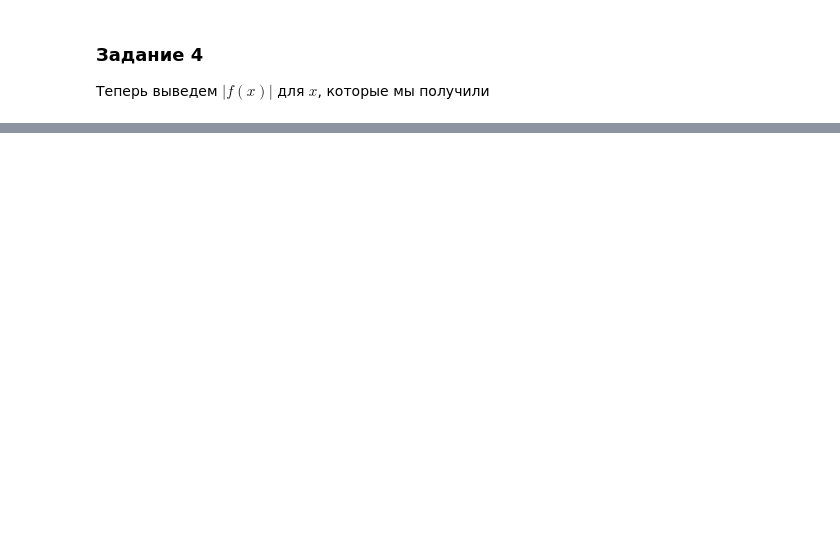
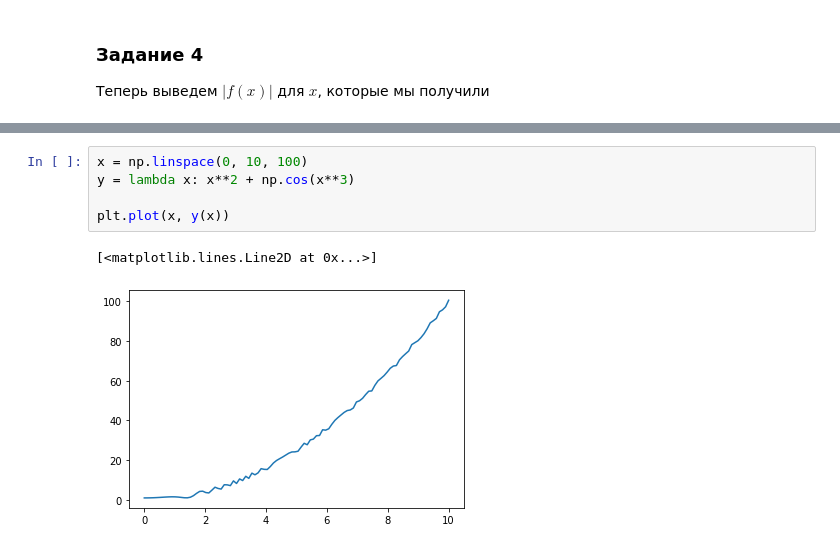
Before and after one commit to AlexeyKozlovsky/ComputationalMathematics, a Jupyter notebook: Seminars/CM_1.ipynb, the cells around one changed output, grey strips where cells are left out. Drawn from its saved outputs; the diff is of its cells as text; blank space fills up the shorter version.

```diff
--- a/Seminars/CM_1.ipynb
+++ b/Seminars/CM_1.ipynb
@@ -184,0 +202,8 @@ display(Markdown(rf"""
+# %%
+x = np.linspace(0, 10, 100)
+y = lambda x: x**2 + np.cos(x**3)
+
+plt.plot(x, y(x))
+# %% [output]
+[<matplotlib.lines.Line2D at 0x...>]
+[figure, added]
```
Also changed, not shown: parts of 6 cells of this notebook.
